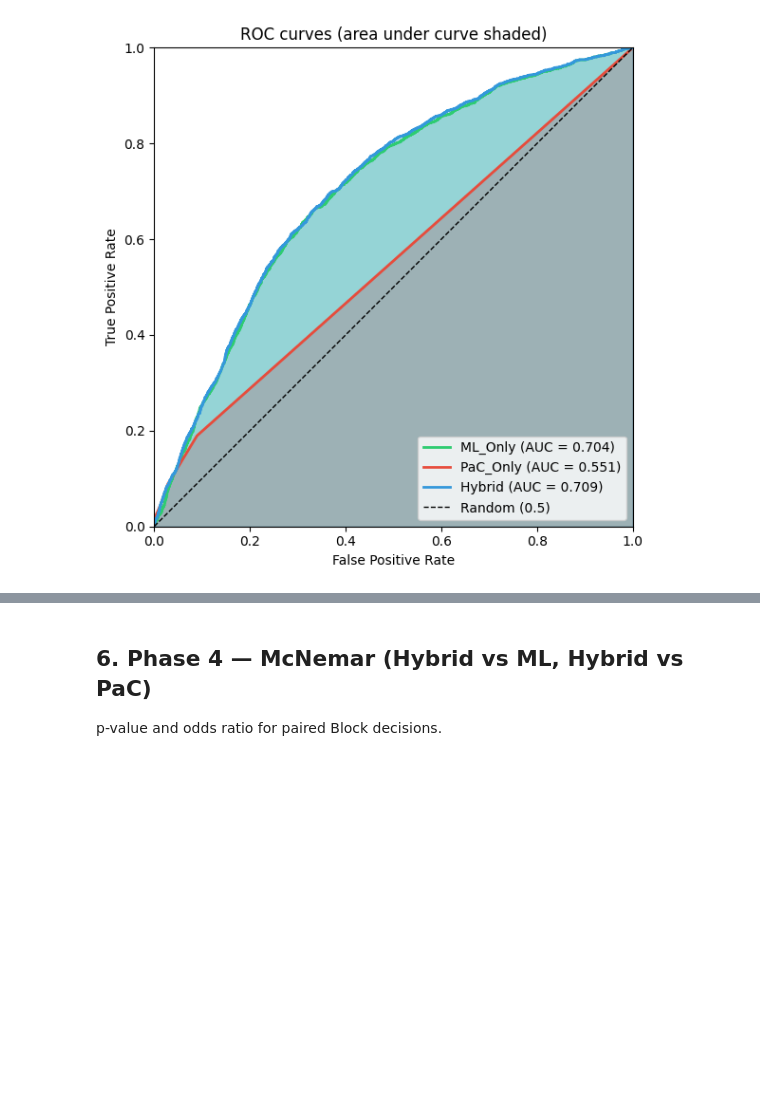
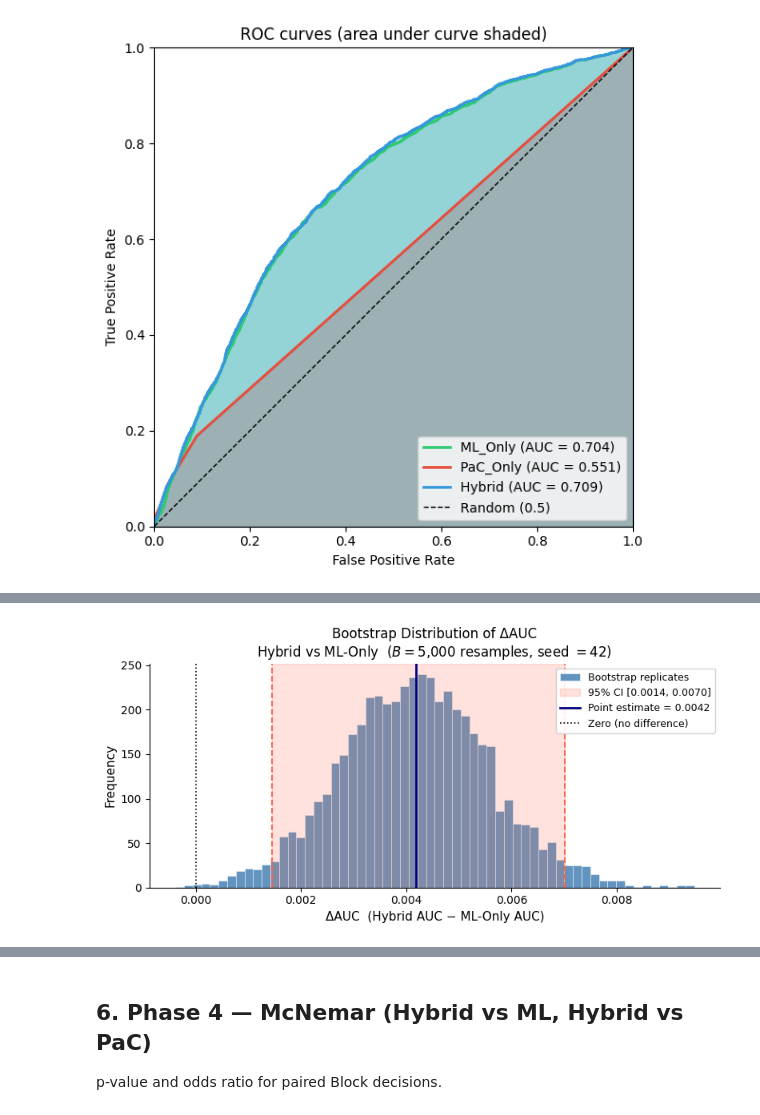
Before and after one commit to yunjin08/ml-code-eval, a Jupyter notebook: notebooks/findings.ipynb, the cells around one changed output, grey strips where cells are left out. Drawn from its saved outputs; the diff is of its cells as text; code cells hidden in the pictures; blank space fills up the shorter version.

Commit message:
Enhance manuscript by refining the evaluation of governance approaches, focusing on the Block decision metrics.

```diff
--- a/notebooks/findings.ipynb
+++ b/notebooks/findings.ipynb
@@ -369,0 +379,79 @@ else:
+# %%
+%matplotlib inline
+import numpy as np
+import matplotlib.pyplot as plt
+import matplotlib.patches as mpatches
+import csv as _csv
+
+_csv.field_size_limit(10 ** 7)
+
+# ── Load continuous scores ─────────────────────────────────────────────────────
+df_scores = pd.read_csv(
+    csv_path,
+    usecols=['label', 'ml_confidence', 'hybrid_risk']
+)
+y_true   = df_scores['label'].values.astype(int)
+ml_score = df_scores['ml_confidence'].values.astype(float)
+hy_score = df_scores['hybrid_risk'].values.astype(float)
+
+# ── Bootstrap ΔAUC ────────────────────────────────────────────────────────────
+from sklearn.metrics import roc_auc_score
+
+B   = 5_000
+rng = np.random.default_rng(42)
+n   = len(y_true)
+
+delta_aucs = []
+for _ in range(B):
+    idx = rng.integers(0, n, size=n)
+    yt  = y_true[idx]
+    if yt.sum() == 0 or yt.sum() == n:
+        continue
+    auc_ml  = roc_auc_score(yt, ml_score[idx])
+    auc_hy  = roc_auc_score(yt, hy_score[idx])
+    delta_aucs.append(auc_hy - auc_ml)
+
+delta_aucs  = np.array(delta_aucs)
+point_est   = roc_auc_score(y_true, hy_score) - roc_auc_score(y_true, ml_score)
+ci_lo, ci_hi = np.percentile(delta_aucs, [2.5, 97.5])
+
+print(f"Point estimate ΔAUC : {point_est:.6f}")
+print(f"95% CI              : [{ci_lo:.6f}, {ci_hi:.6f}]")
+print(f"CI excludes zero    : {ci_lo > 0}")
+print(f"Bootstrap replicates: {len(delta_aucs):,}")
+
+# ── Plot ───────────────────────────────────────────────────────────────────────
+fig, ax = plt.subplots(figsize=(8, 4))
+
+ax.hist(delta_aucs, bins=60, color='steelblue', edgecolor='white',
+        linewidth=0.4, alpha=0.85, label='Bootstrap replicates')
+
+# CI shaded region
+ax.axvspan(ci_lo, ci_hi, color='tomato', alpha=0.18, label=f'95% CI [{ci_lo:.4f}, {ci_hi:.4f}]')
+ax.axvline(ci_lo,      color='tomato',   linewidth=1.4, linestyle='--')
+ax.axvline(ci_hi,      color='tomato',   linewidth=1.4, linestyle='--')
+
+# Point estimate
+ax.axvline(point_est,  color='navy',     linewidth=2.0, linestyle='-',
+           label=f'Point estimate = {point_est:.4f}')
+
+# Zero reference
+ax.axvline(0,          color='black',    linewidth=1.2, linestyle=':',
+           label='Zero (no difference)')
+
+ax.set_xlabel('ΔAUC  (Hybrid AUC − ML-Only AUC)', fontsize=11)
+ax.set_ylabel('Frequency', fontsize=11)
+ax.set_title('Bootstrap Distribution of ΔAUC\n'
+             r'Hybrid vs ML-Only  ($B = 5{,}000$ resamples, seed $= 42$)',
+             fontsize=12)
+ax.legend(fontsize=9, framealpha=0.9)
+ax.spines[['top', 'right']].set_visible(False)
+
+plt.tight_layout()
+plt.savefig(os.path.join(PROJECT_ROOT, 'figures', 'bootstrap_ci_auc.pdf'),
+            bbox_inches='tight', dpi=150)
+plt.savefig(os.path.join(PROJECT_ROOT, 'figures', 'bootstrap_ci_auc.png'),
+            bbox_inches='tight', dpi=150)
+plt.show()
+print("Saved → figures/bootstrap_ci_auc.pdf  and  .png")
+# %% [output]
@@ -369,0 +462 @@ else:
+[figure, added]
```
Also changed, not shown: parts of 10 cells of this notebook, 4 other files.
